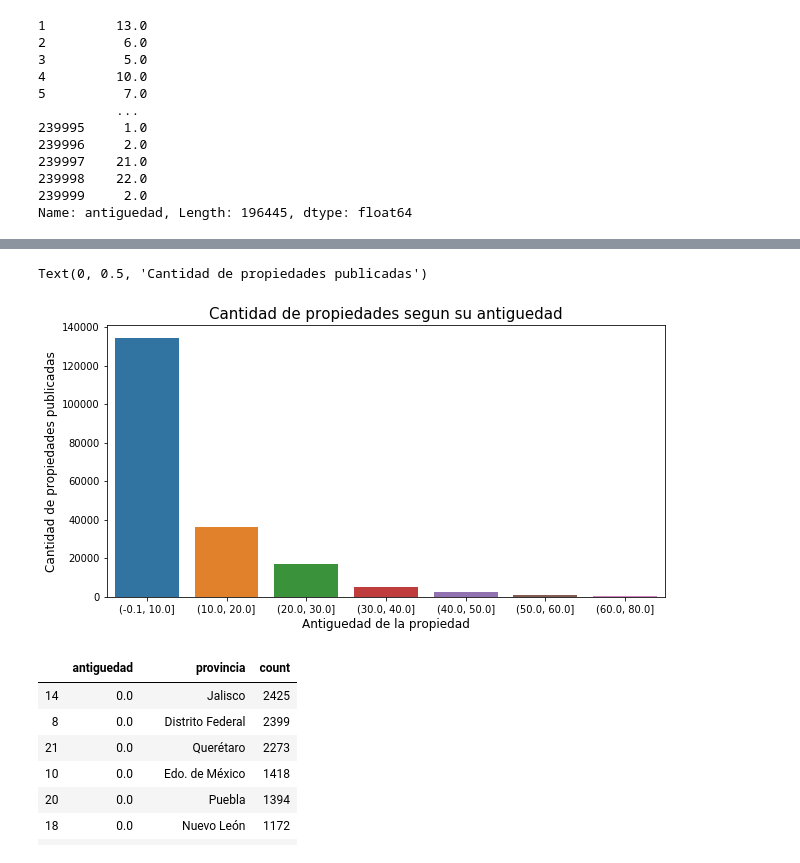
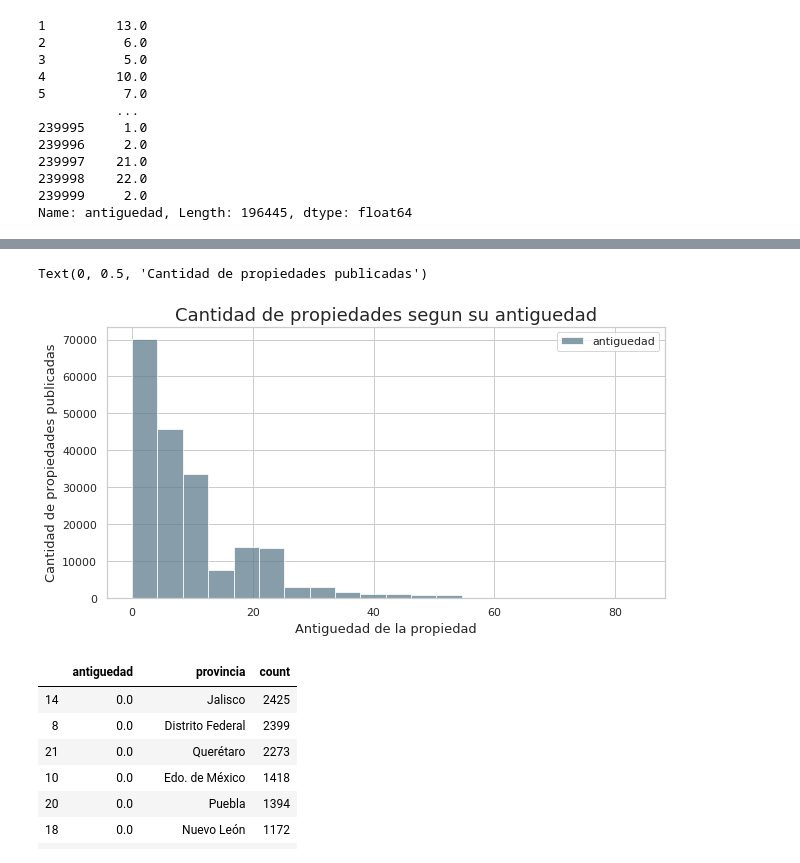
Before and after one commit to PBrrtrn/7506-organizacion-de-datos, a Jupyter notebook: src/exp/exploracion_por_antiguedad.ipynb, the cells around one changed output, grey strips where cells are left out. Saved outputs shown, nothing was run; the diff lists cells and outputs as text; code cells hidden in the pictures.

```diff
--- a/src/exp/exploracion_por_antiguedad.ipynb
+++ b/src/exp/exploracion_por_antiguedad.ipynb
@@ -3,6 +3,8 @@ import pandas as pd
 import numpy as np
 import seaborn as sns
 import matplotlib.pyplot as plt
+plt.style.use('ggplot')
+sns.set(style='whitegrid')
 # %%
 types = {'id': int, 'titulo': str, 'descripcion': str, 'tipodepropiedad': str, 'direccion': str,
         'ciudad': str, 'provincia': str, 'antiguedad': np.float32, 'habitaciones': np.float32,
@@ -113,12 +99,11 @@ cant_ant
 # %%
-plt.figure(figsize = (10,5))
-g = sns.barplot(x = cant_ant['groups'], y= cant_ant['count'])
-g.set_title("Cantidad de propiedades segun su antiguedad", fontsize=15)
-g.set_xlabel("Antiguedad de la propiedad", fontsize=12)
-g.set_ylabel("Cantidad de propiedades publicadas", fontsize=12)
+g = data['antiguedad'].to_frame().plot.hist(bins=20, color="#607c8e", grid=True, alpha = 0.75, figsize=(10,5))
+g.set_title("Cantidad de propiedades segun su antiguedad", fontsize=18)
+g.set_xlabel("Antiguedad de la propiedad", fontsize=13)
+g.set_ylabel("Cantidad de propiedades publicadas", fontsize=13)
 # %% [output]
 Text(0, 0.5, 'Cantidad de propiedades publicadas')
-[figure, old version]
+[figure, new version]
 # %%
 provincias_con_nuevas_prop = data.dropna(subset=["provincia"])[['provincia', 'antiguedad']]
 provincias_con_nuevas_prop['count'] = 1
```
Also changed, not shown: parts of 11 cells of this notebook.
